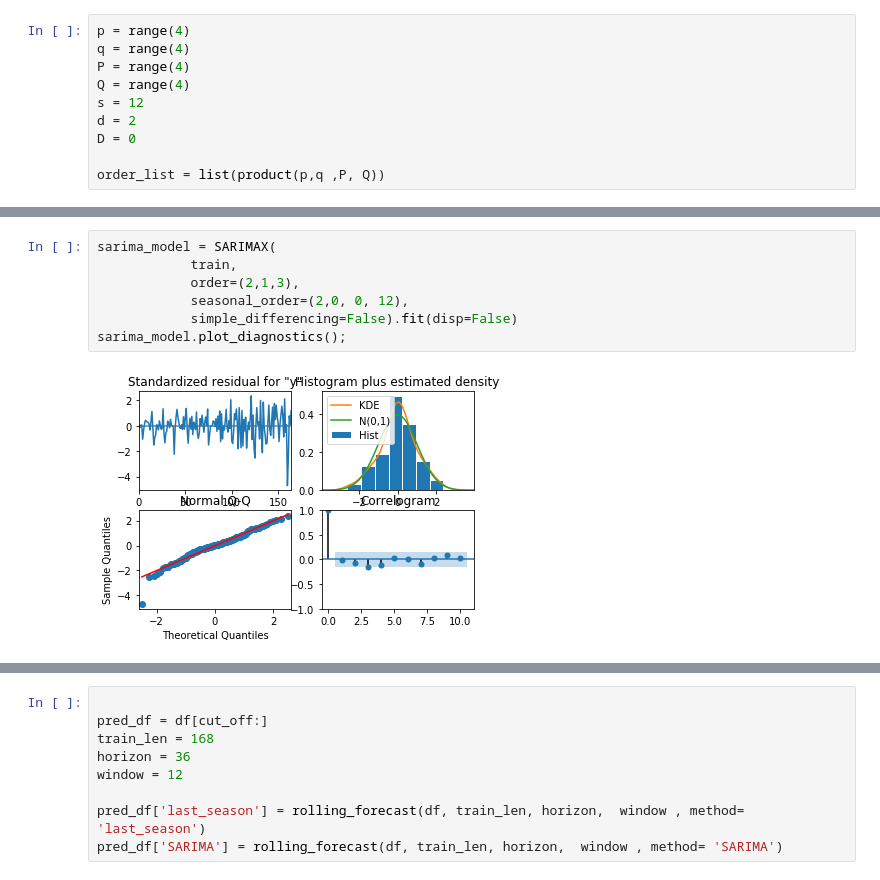
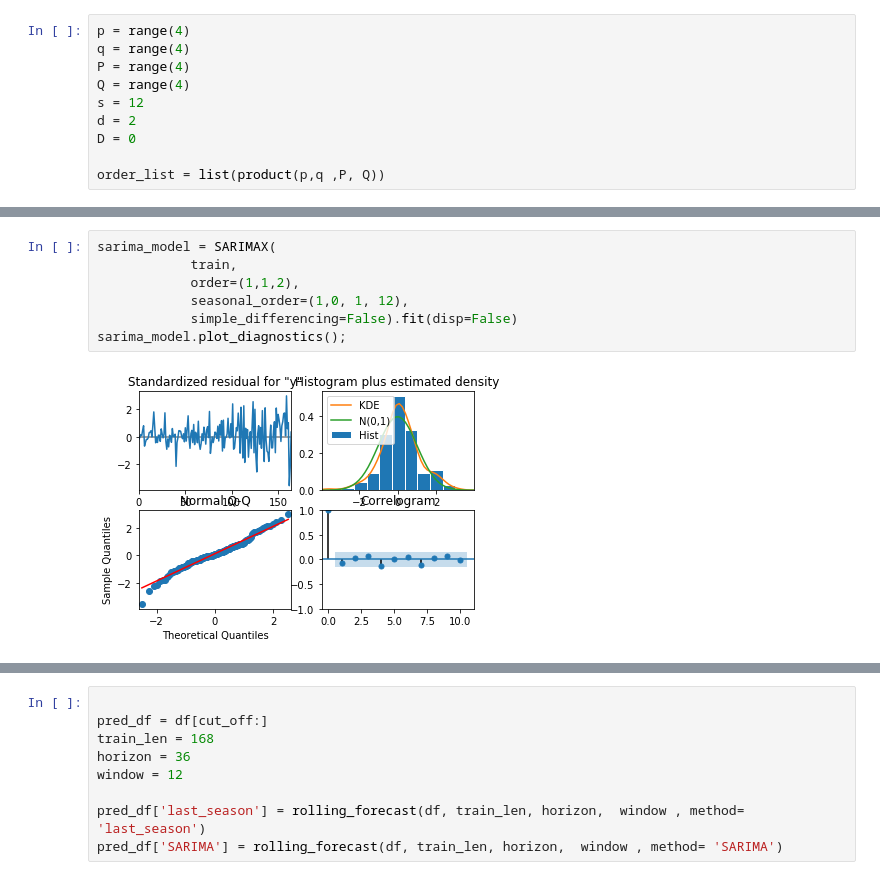
Before and after one commit to SudhaDevi17/Forecasting, a Jupyter notebook: Anti Diabetic Drug Forecast/nb/drug_forecast.ipynb, the cells around one changed output, grey strips where cells are left out. Saved outputs shown, nothing was run; the diff lists cells and outputs as text.

```diff
--- a/Anti Diabetic Drug Forecast/nb/drug_forecast.ipynb
+++ b/Anti Diabetic Drug Forecast/nb/drug_forecast.ipynb
@@ -148,12 +162,12 @@ SARIMA_result_df
 # %%
 sarima_model = SARIMAX(
             train,
-            order=(2,1,3),
-            seasonal_order=(2,0, 0, 12),
+            order=(1,1,2),
+            seasonal_order=(1,0, 1, 12),
             simple_differencing=False).fit(disp=False)
 sarima_model.plot_diagnostics();
 # %% [output]
-[figure, old version]
+[figure, new version]
 # %%
 residuals = sarima_model.resid
 acorr_ljungbox(residuals)
```
Also changed, not shown: parts of 10 cells of this notebook.
